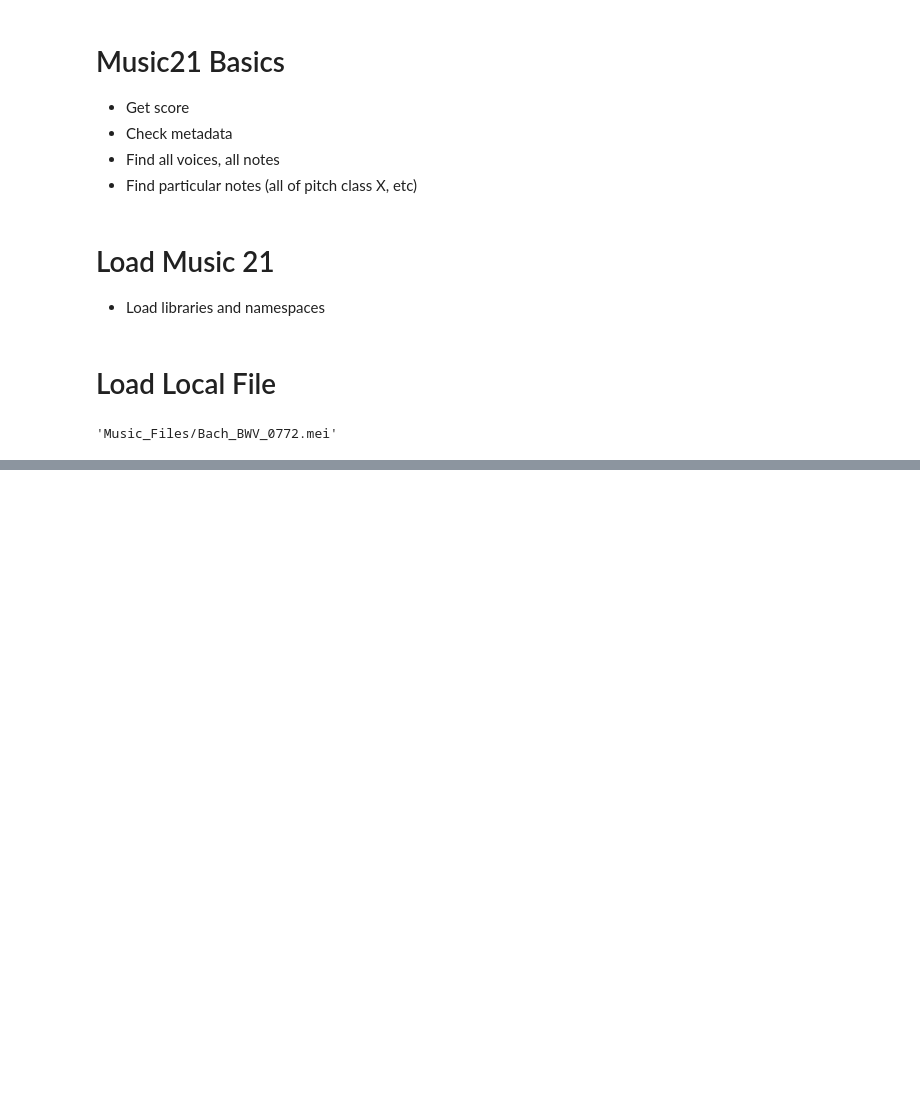
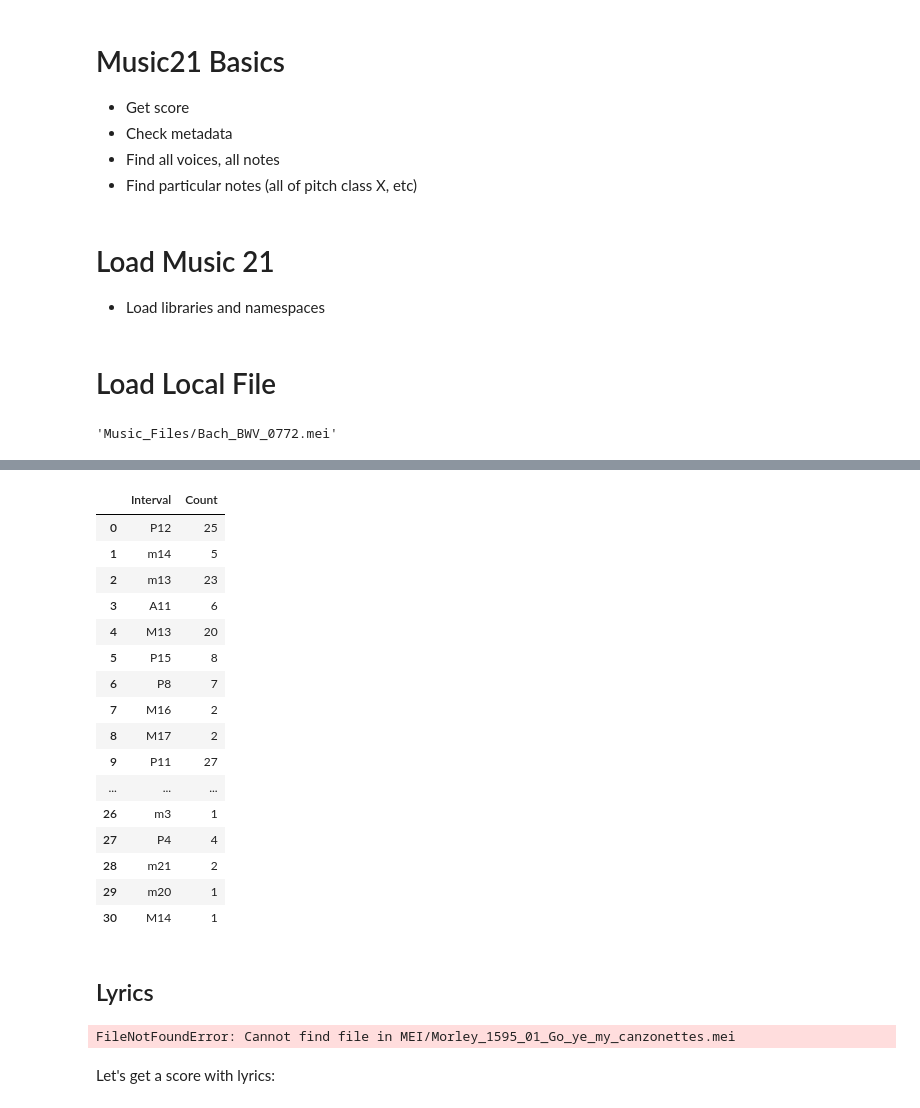
Before and after one commit to benory/AMS-Institute, a Jupyter notebook: Music21/Music21_Basics.ipynb, the cells around one changed output, grey strips where cells are left out. Saved outputs shown, nothing was run; the diff lists cells and outputs as text; code cells hidden in the pictures; blank space fills up the shorter version.

```diff
--- a/Music21/Music21_Basics.ipynb
+++ b/Music21/Music21_Basics.ipynb
@@ -380,0 +472,49 @@ Music_Files folder already exists.
+# %%
+chords = score.chordify()
+
+harmonic_intervals = []
+for chord in chords.flatten().getElementsByClass(m21.chord.Chord):
+    # compare adjacent pitches within each chord (bottom to top)
+    pitches = chord.pitches  # sorted low to high
+    for i in range(len(pitches) - 1):
+        ivl = interval.Interval(pitches[i], pitches[i+1]).directedName
+        harmonic_intervals.append(ivl)
+
+counts = Counter(harmonic_intervals)
+harmonic_intervals_df = pd.DataFrame.from_dict(counts, orient='index', columns=['Count'])
+harmonic_intervals_df.index.name = 'Interval'
+harmonic_intervals_df.reset_index(inplace=True)
+harmonic_intervals_df
+# %% [output]
+|  | Interval | Count |
+| 0 | P12 | 25 |
+| 1 | m14 | 5 |
+| 2 | m13 | 23 |
+| 3 | A11 | 6 |
+| 4 | M13 | 20 |
+| 5 | P15 | 8 |
+| 6 | P8 | 7 |
+| 7 | M16 | 2 |
+| 8 | M17 | 2 |
+| 9 | P11 | 27 |
+| ... | ... | ... |
+| 26 | m3 | 1 |
+| 27 | P4 | 4 |
+| 28 | m21 | 2 |
+| 29 | m20 | 1 |
+| 30 | M14 | 1 |
+# %% [markdown]
+##  Lyrics
+# %%
+path = "MEI/Morley_1595_01_Go_ye_my_canzonettes.mei"
+score = m21.converter.parse(path)
+
+for part in score.parts:
+    print(f"\n--- {part.partName or part.id} ---")
+    lyrics = [n.lyric for n in part.flatten().getElementsByClass(m21.note.Note)
+              if n.lyric]
+    print(" ".join(lyrics))
+# %% [output]
+FileNotFoundError: Cannot find file in MEI/Morley_1595_01_Go_ye_my_canzonettes.mei
+# %% [markdown]
+Let's get a score with lyrics:
```
Also changed, not shown: parts of 67 cells of this notebook, 11 other files.
